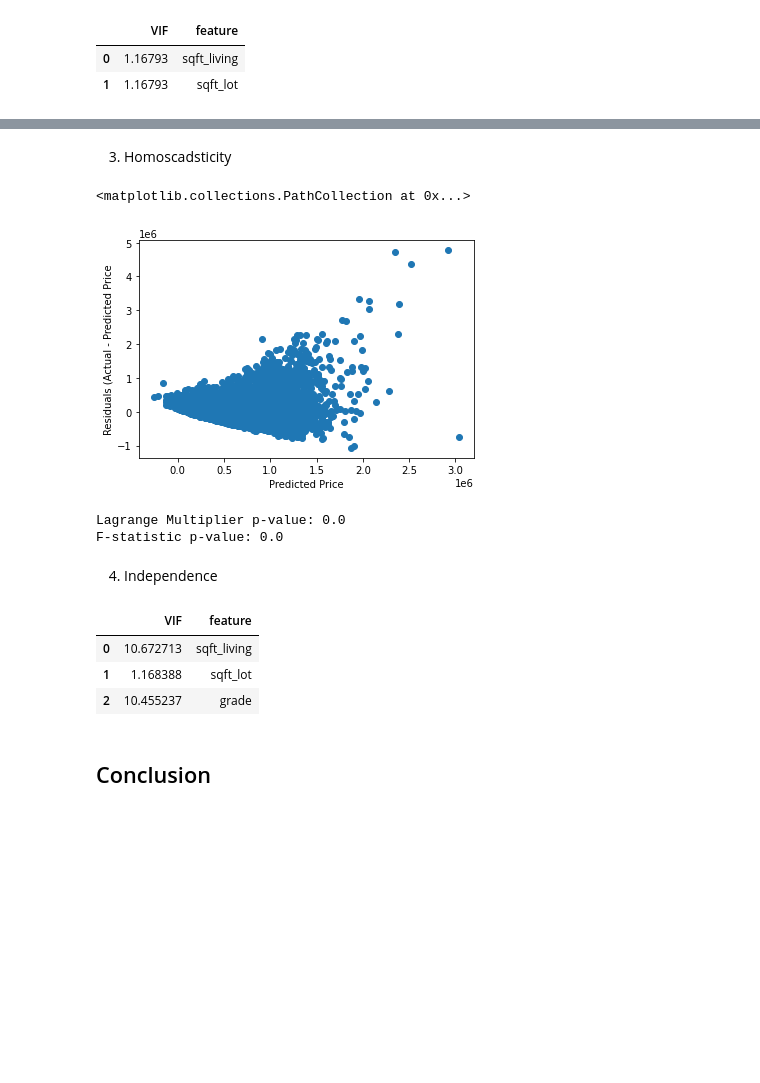
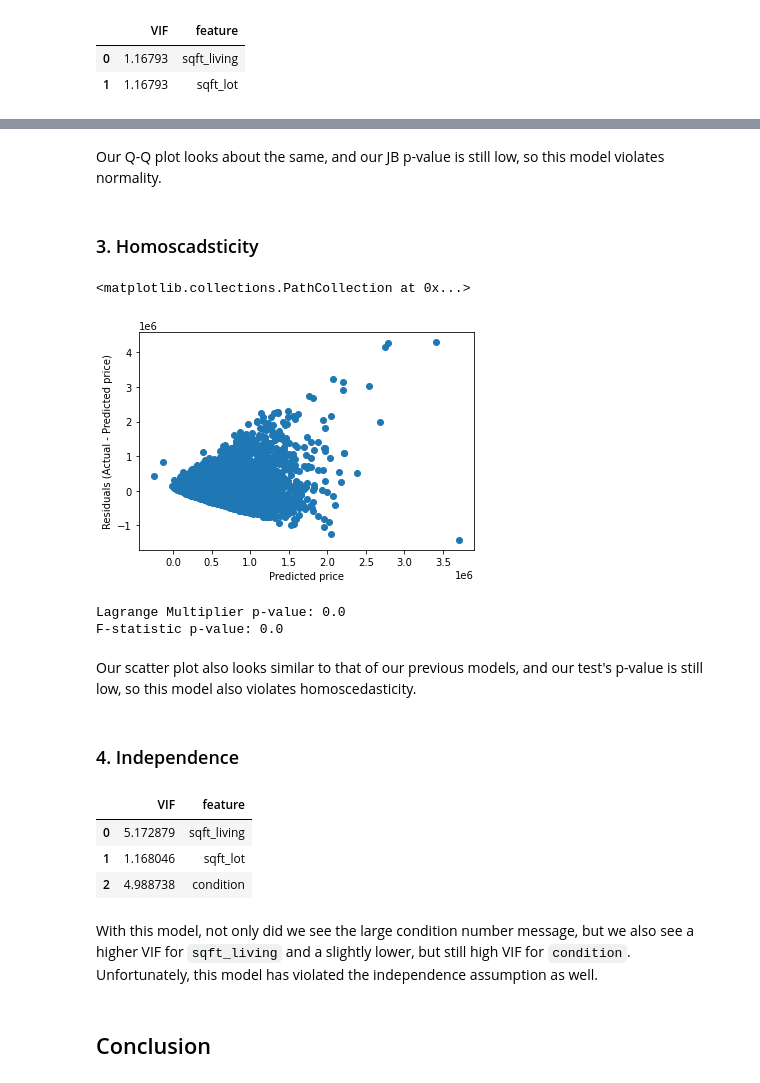
Before and after one commit to nancyho83/Property-Development-Analysis, a Jupyter notebook: Property_Development_Analysis_unfiltered.ipynb, the cells around one changed output, grey strips where cells are left out. Cells and saved outputs as stored; diff of their text form; code cells hidden in the pictures; blank space fills up the shorter version.

Commit message:
Added images, presentation. Edited README

```diff
--- a/Property_Development_Analysis_unfiltered.ipynb
+++ b/Property_Development_Analysis_unfiltered.ipynb
@@ -110,5 +24,5 @@ Dropping variables and creating new df. Variables that were dropped were chosen
 # %%
-housing_df = df.drop(['view', 'lat', 'long',
+housing_df = df.drop(['view', 'lat', 'long', 'grade', 'bathrooms',
                       'sqft_living15', 'sqft_lot15', 'zipcode',
                       'sqft_above', 'sqft_basement', 'date',
                       'yr_renovated', 'waterfront'], axis = 1)
@@ -190,8 +89,0 @@ formula = 'price ~ sqft_living'
-# %%
-def ols_analysis(df, formula):
-    """
-    Takes in a dataframe and a regression formula and creates a regression model
-    of the data using OLS regression.
-    """
-    results = ols(formula=formula, data=new_df).fit()
-    return results
@@ -249,8 +109,6 @@ def linearity_test(model):
     rainbow_statistic, rainbow_p_value = linear_rainbow(model)
     print("Rainbow statistic:", rainbow_statistic)
     print("Rainbow p-value:", rainbow_p_value)
-    if rainbow_p_value > 0.05:
-        print()
 
 def normality_test(resids):
     """
@@ -260,17 +118,27 @@ def normality_test(resids):
     fig = sm.graphics.qqplot(resids, dist=stats.norm, line='45', fit=True)
     fig.show()
 
-def homoscadasticity(model, resids):
+def homoscedasticity(df, model, resids):
     """
     Takes in a linear regression model and its residuals and creates a scatter plot
     to help determine whether the model meets the assumption of homoscadasticity.
     """
+    y = df.iloc[:, 0]
     y_hat = model.predict()
     fig, ax = plt.subplots()
-    resids = model.resid
-    ax.set(xlabel="Predicted Price",
-           ylabel="Residuals (Actual - Predicted Price")
+    ax.set(xlabel="Predicted {}".format(y.name),
+           ylabel="Residuals (Actual - Predicted {})".format(y.name))
     return ax.scatter(y_hat, resids);
+
+def breusch_pagan(df, resids):
+    """
+    Takes in a dataframe for a linear regression model and its residuals to measure
+    for heteroscedasticity.
+    """
+    predictors_df = df.drop(df.columns[0], axis=1)
+    lm, lm_p_value, fvalue, f_p_value = het_breuschpagan(resids, predictors_df)
+    print("Lagrange Multiplier p-value:", lm_p_value)
+    print("F-statistic p-value:", f_p_value)
 
 def independence_test(df):
     """
@@ -446,0 +272,5 @@ Checking assumptions
+# %%
+model_3_df = housing_df[['price', 'sqft_living', 'sqft_lot', 'condition']]
+formula_3 = 'price ~ sqft_living + sqft_lot + condition'
+model_3_results = ols_analysis(model_3_df, formula_3)
+model_3_results.summary()
@@ -459,26 +319,30 @@ normality_test(model_3_resids)
-# %% [markdown]
-3. Homoscadsticity
+# %% [markdown]
+Our Q-Q plot looks about the same, and our JB p-value is still low, so this model violates normality.
+# %% [markdown]
+### 3. Homoscadsticity
 # %%
-homoscadasticity(model_3_results, model_3_resids)
+homoscedasticity(model_3_df, model_3_results, model_3_resids)
 # %% [output]
 <matplotlib.collections.PathCollection at 0x...>
-[figure, old version]
+[figure, new version]
-# %%
-lm, lm_p_value, fvalue, f_p_value = het_breuschpagan(model_3_resids, model_3_df[["sqft_living", "sqft_lot", "grade"]])
-print("Lagrange Multiplier p-value:", lm_p_value)
-print("F-statistic p-value:", f_p_value)
-# %% [output]
-Lagrange Multiplier p-value: 0.0
-F-statistic p-value: 0.0
-# %% [markdown]
-4. Independence
+# %%
+breusch_pagan(model_3_df, model_3_resids)
+# %% [output]
+Lagrange Multiplier p-value: 0.0
+F-statistic p-value: 0.0
+# %% [markdown]
+Our scatter plot also looks similar to that of our previous models, and our test's p-value is still low, so this model also violates homoscedasticity.
+# %% [markdown]
+### 4. Independence
 # %%
 independence_test(model_3_df)
 # %% [output]
 |  | VIF | feature |
-| 0 | 10.672713 | sqft_living |
-| 1 | 1.168388 | sqft_lot |
-| 2 | 10.455237 | grade |
+| 0 | 5.172879 | sqft_living |
+| 1 | 1.168046 | sqft_lot |
+| 2 | 4.988738 | condition |
+# %% [markdown]
+With this model, not only did we see the large condition number message, but we also see a higher VIF for `sqft_living` and a slightly lower, but still high VIF for `condition`. Unfortunately, this model has violated the independence assumption as well.
 # %% [markdown]
 ## Conclusion
 # %% [markdown]
```
Also changed, not shown: parts of 80 cells of this notebook, 17 other files.
